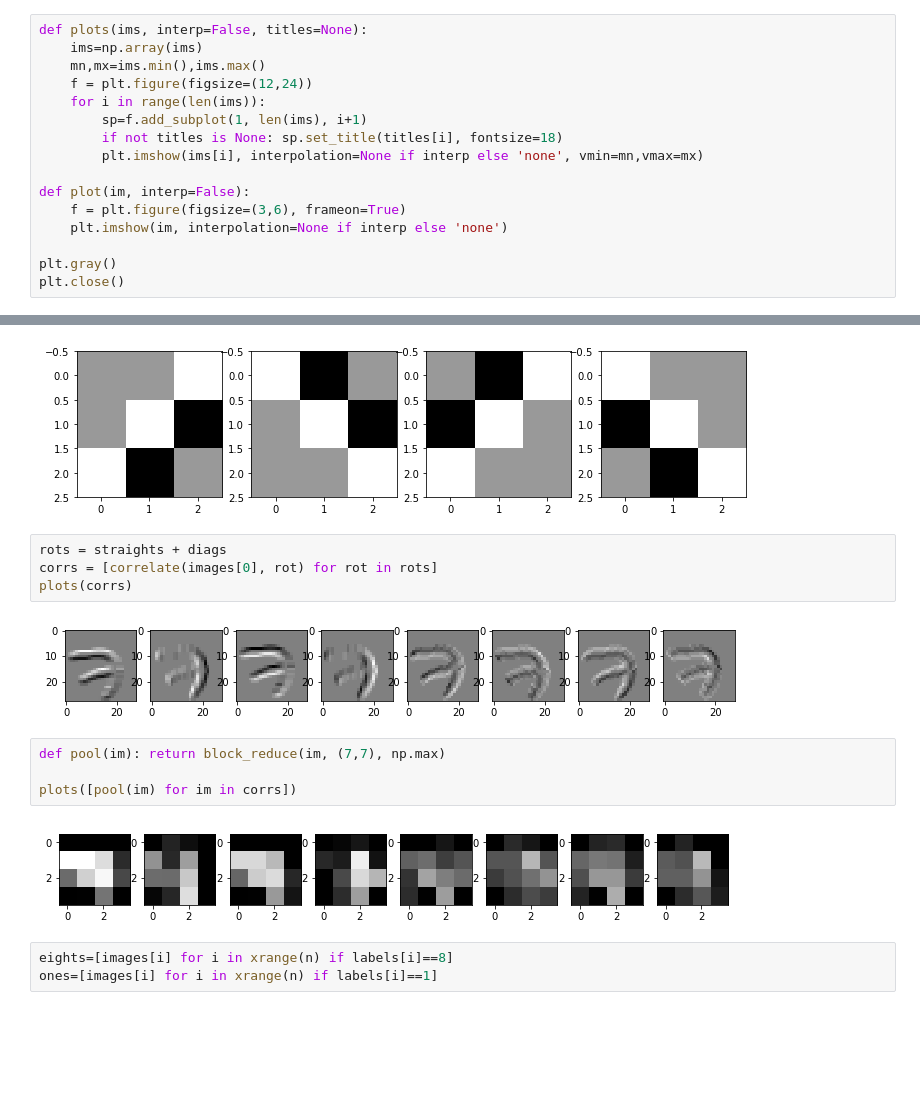
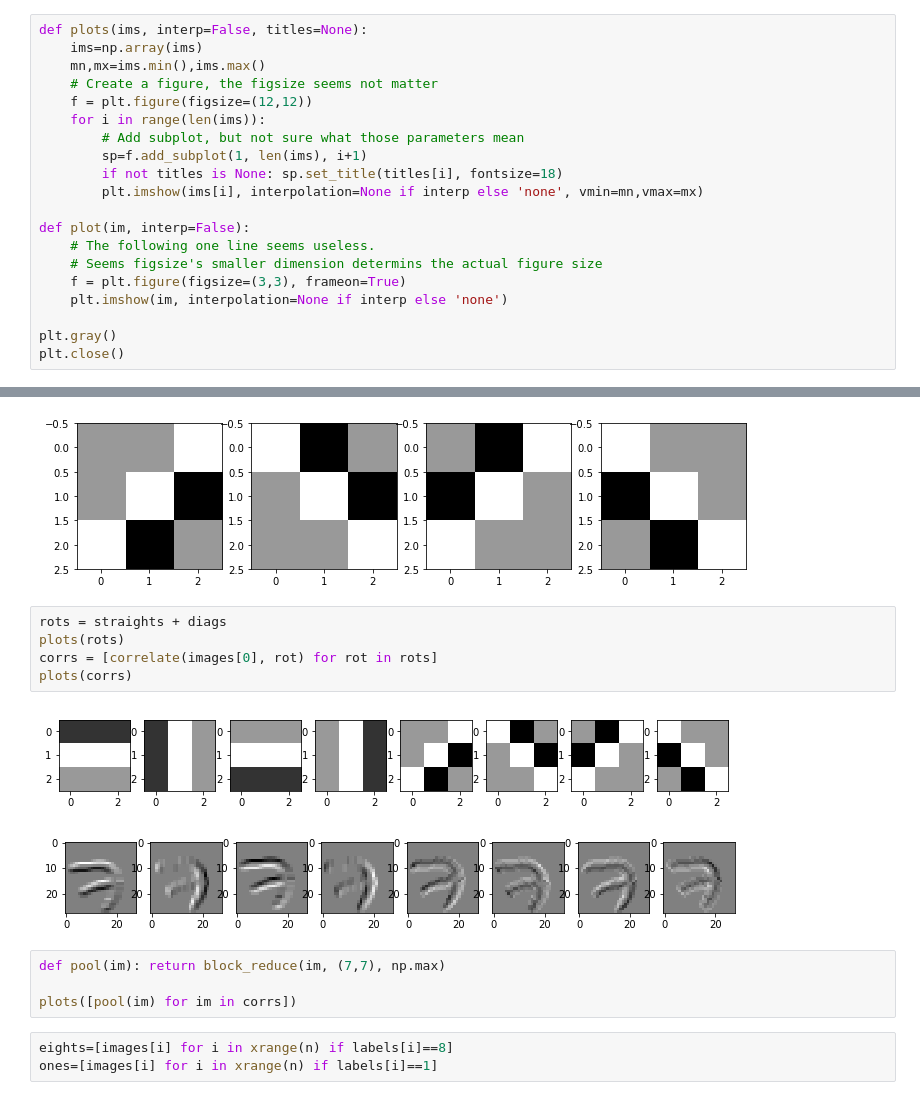
Before and after one commit to taot/courses, a Jupyter notebook: deeplearning1/nbs/convolution-intro.ipynb, the cells around one changed output, grey strips where cells are left out. Saved outputs shown, nothing was run; the diff lists cells and outputs as text; blank space fills up the shorter version.

```diff
--- a/deeplearning1/nbs/convolution-intro.ipynb
+++ b/deeplearning1/nbs/convolution-intro.ipynb
@@ -27,14 +42,18 @@ np.savez_compressed("MNIST_data/train", images=images, labels=labels)
 def plots(ims, interp=False, titles=None):
     ims=np.array(ims)
     mn,mx=ims.min(),ims.max()
-    f = plt.figure(figsize=(12,24))
+    # Create a figure, the figsize seems not matter
+    f = plt.figure(figsize=(12,12))
     for i in range(len(ims)):
+        # Add subplot, but not sure what those parameters mean
         sp=f.add_subplot(1, len(ims), i+1)
         if not titles is None: sp.set_title(titles[i], fontsize=18)
         plt.imshow(ims[i], interpolation=None if interp else 'none', vmin=mn,vmax=mx)
 
 def plot(im, interp=False):
-    f = plt.figure(figsize=(3,6), frameon=True)
+    # The following one line seems useless.
+    # Seems figsize's smaller dimension determins the actual figure size
+    f = plt.figure(figsize=(3,3), frameon=True)
     plt.imshow(im, interpolation=None if interp else 'none')
 
 plt.gray()
@@ -146,16 +163,16 @@ plots(diags)
 [figure]
 # %%
 rots = straights + diags
+plots(rots)
 corrs = [correlate(images[0], rot) for rot in rots]
 plots(corrs)
 # %% [output]
-[figure, old version]
+[figure, new version]
+[figure, added]
 # %%
 def pool(im): return block_reduce(im, (7,7), np.max)
 
 plots([pool(im) for im in corrs])
-# %% [output]
-[figure, removed]
 # %%
 eights=[images[i] for i in xrange(n) if labels[i]==8]
 ones=[images[i] for i in xrange(n) if labels[i]==1]
```
Also changed, not shown: parts of 21 cells of this notebook, 1 other file.
